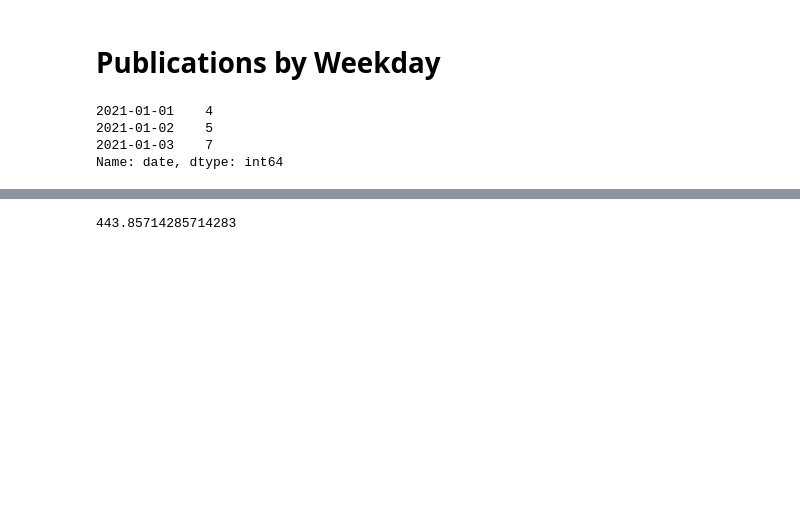
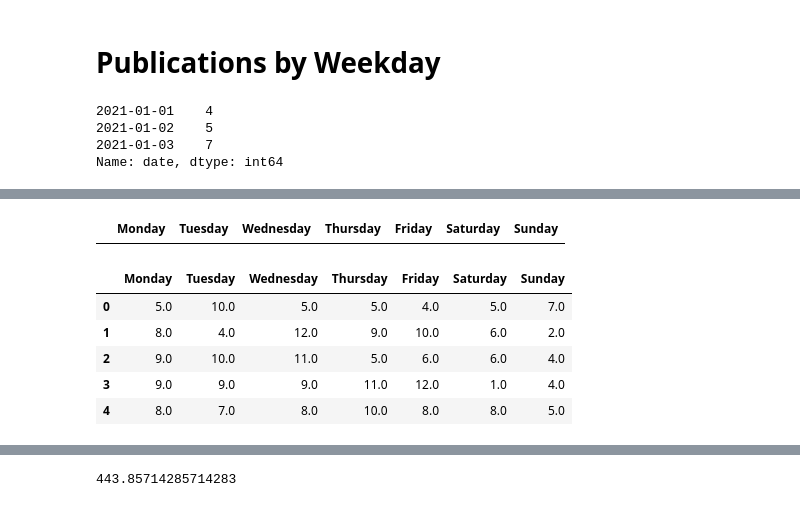
Before and after one commit to vollenia/data_analysis_CNN_news, a Jupyter notebook: analysis_cnn_xml.ipynb, the cells around one changed output, grey strips where cells are left out. Drawn from its saved outputs; the diff is of its cells as text; code cells hidden in the pictures; blank space fills up the shorter version.

```diff
--- a/analysis_cnn_xml.ipynb
+++ b/analysis_cnn_xml.ipynb
@@ -203,0 +267,16 @@ Name: date, dtype: int64
+# %%
+test =  pd.DataFrame(columns=week)#.set_index(weekdays_pub_test.index)
+test
+# %% [output]
+|  | Monday | Tuesday | Wednesday | Thursday | Friday | Saturday | Sunday |
+# %%
+for day in test:
+    test[day] = pd.Series(weekdays_pub[day].values.astype(float))
+test.head(5)
+# %% [output]
+|  | Monday | Tuesday | Wednesday | Thursday | Friday | Saturday | Sunday |
+| 0 | 5.0 | 10.0 | 5.0 | 5.0 | 4.0 | 5.0 | 7.0 |
+| 1 | 8.0 | 4.0 | 12.0 | 9.0 | 10.0 | 6.0 | 2.0 |
+| 2 | 9.0 | 10.0 | 11.0 | 5.0 | 6.0 | 6.0 | 4.0 |
+| 3 | 9.0 | 9.0 | 9.0 | 11.0 | 12.0 | 1.0 | 4.0 |
+| 4 | 8.0 | 7.0 | 8.0 | 10.0 | 8.0 | 8.0 | 5.0 |
```
Also changed, not shown: parts of 18 cells of this notebook.
